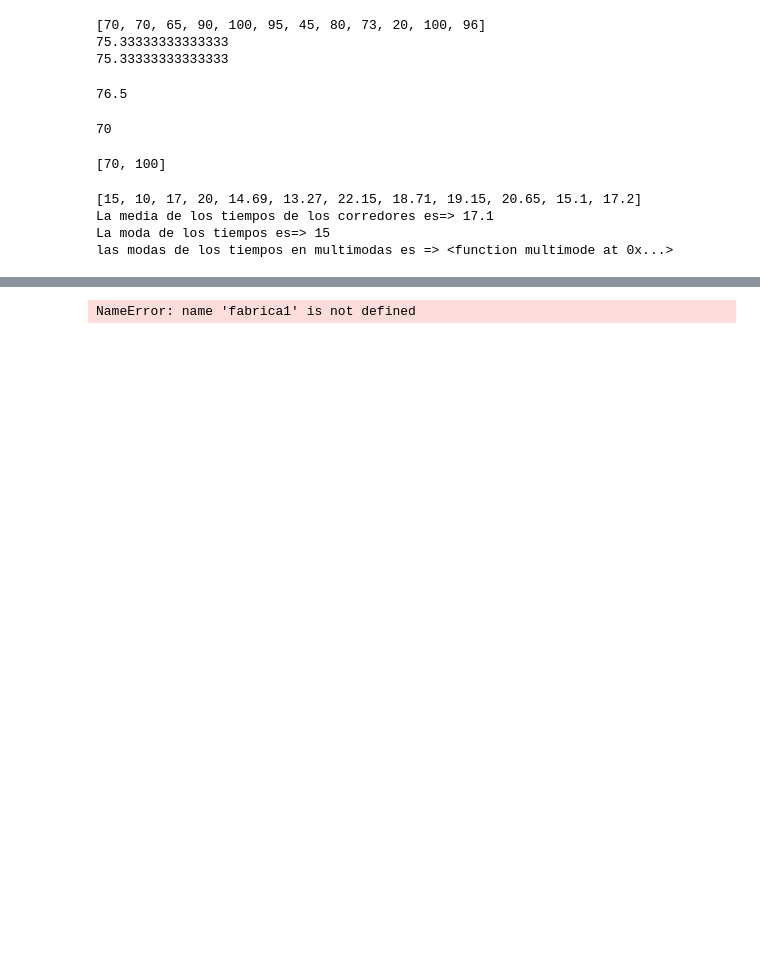
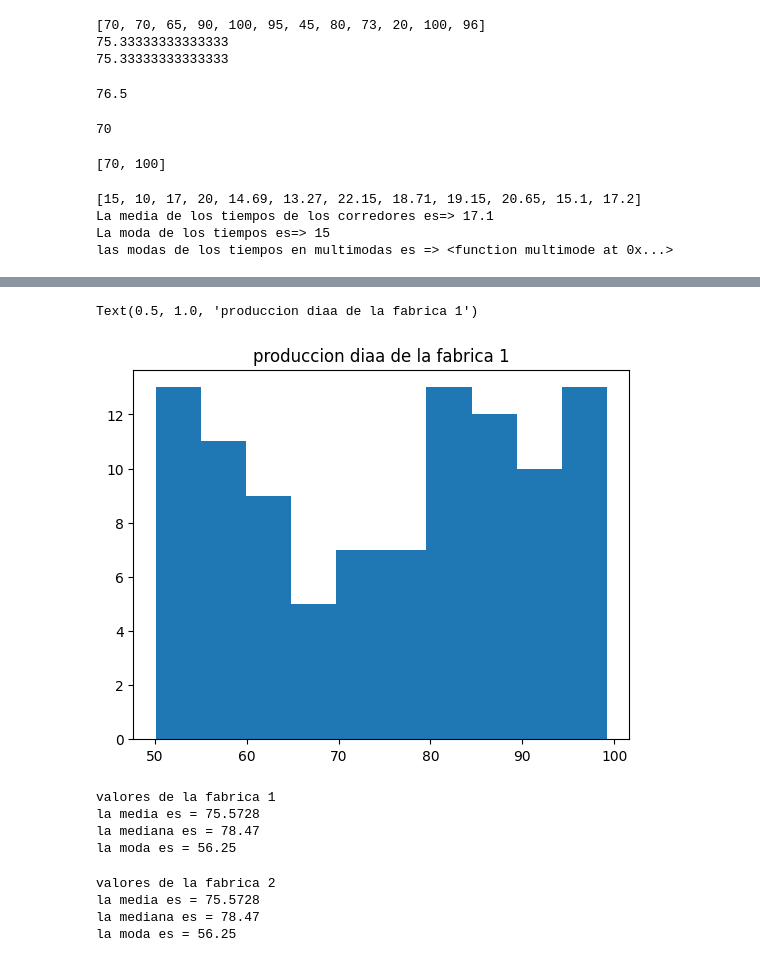
Before and after one commit to JuanManue1TC/probabilidad-y-estadistica, a Jupyter notebook: Practica_1.ipynb, the cells around one changed output, grey strips where cells are left out. Cells and saved outputs as stored; diff of their text form; code cells hidden in the pictures; blank space fills up the shorter version.

```diff
--- a/Practica_1.ipynb
+++ b/Practica_1.ipynb
@@ -119,7 +125,36 @@ for i in range (100):
 #librerua de python para graficar valores
 import matplotlib.pyplot as plt
 # %%
-plt.hist (fabrica1)
+plt.hist (fabrical1)
 plt.title ("produccion diaa de la fabrica 1")
 # %% [output]
-NameError: name 'fabrica1' is not defined
+Text(0.5, 1.0, 'produccion diaa de la fabrica 1')
+[figure, added]
+# %%
+media1 =mean(fabrical1)
+mediana1 = median (fabrical1)
+moda1 = mode (fabrical1)
+
+print ("valores de la fabrica 1")
+print ("la media es =", media1)
+print ("la mediana es =", mediana1)
+print ("la moda es =", moda1 )
+# %% [output]
+valores de la fabrica 1
+la media es = 75.5728
+la mediana es = 78.47
+la moda es = 56.25
+# %%
+media2 =mean(fabrical1)
+mediana2 = median (fabrical1)
+moda2 = mode (fabrical1)
+
+print ("valores de la fabrica 2")
+print ("la media es =", media2)
+print ("la mediana es =", mediana2)
+print ("la moda es =", moda2 )
+# %% [output]
+valores de la fabrica 2
+la media es = 75.5728
+la mediana es = 78.47
+la moda es = 56.25
```
Also changed, not shown: parts of 6 cells of this notebook.
